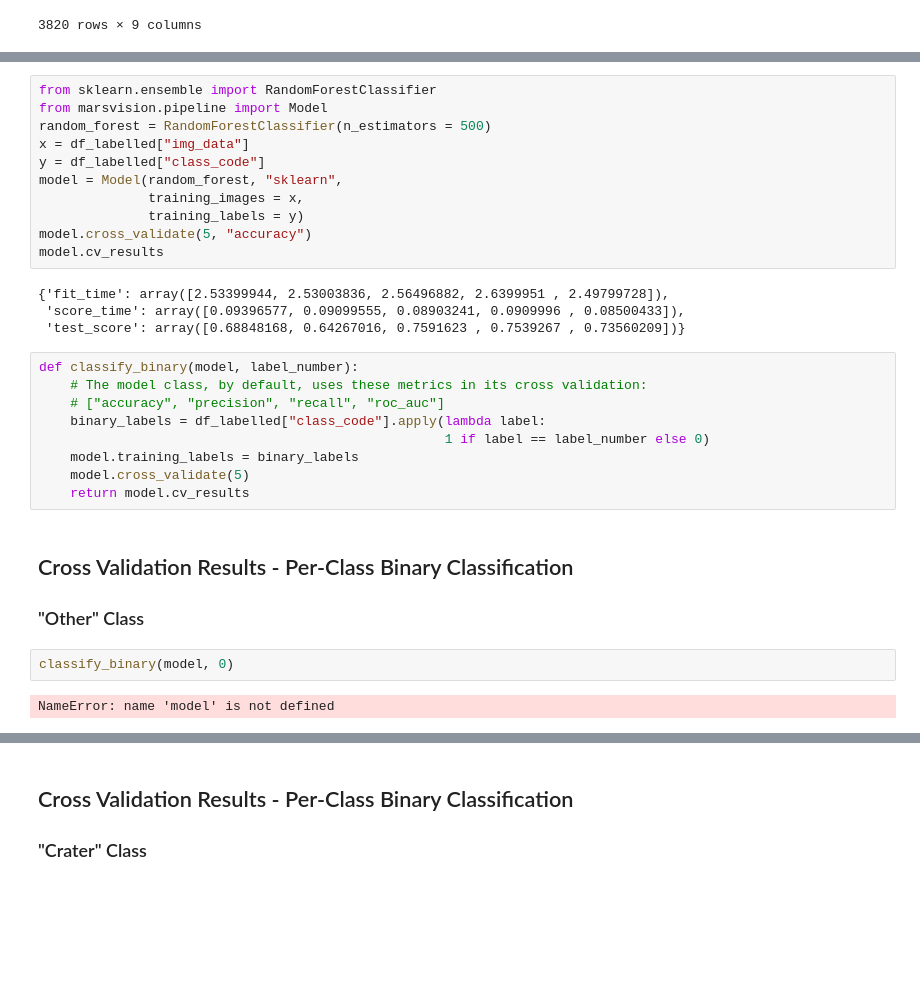
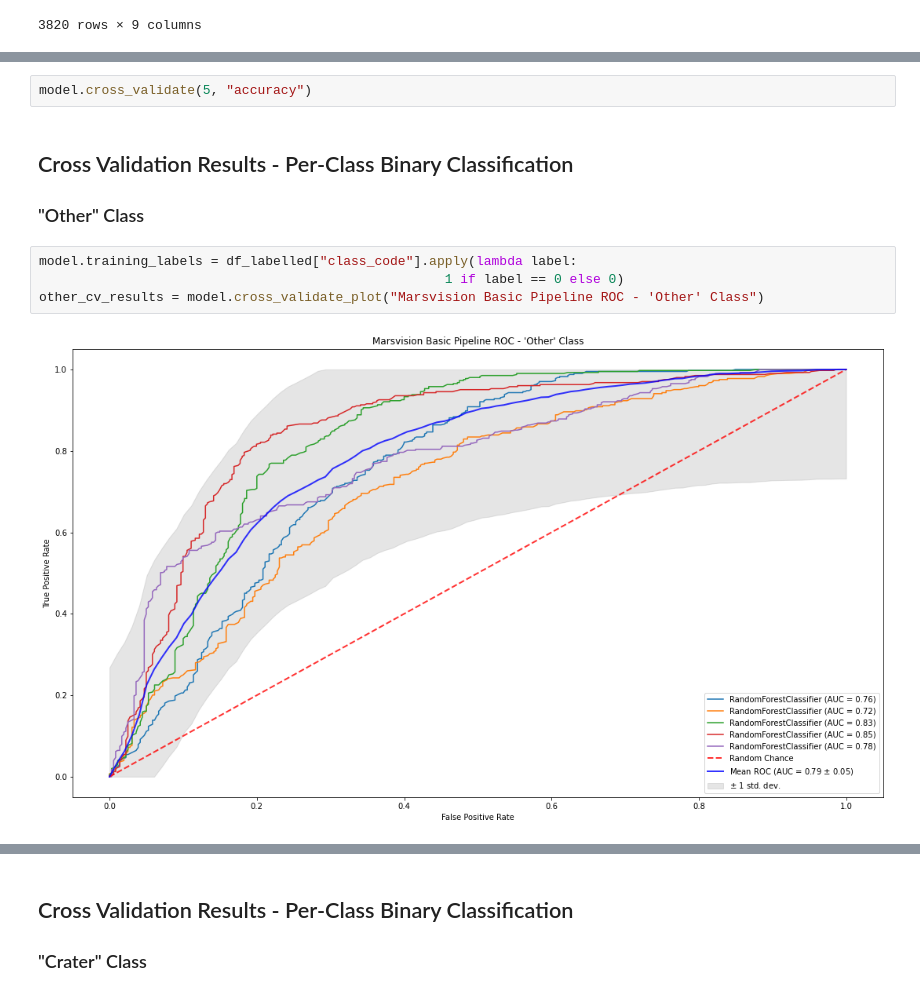
Before and after one commit to mars-vision/marsvision, a Jupyter notebook: Prototyping/Notebooks/SKLearn Multi Class Classification.ipynb, the cells around one changed output, grey strips where cells are left out. Cells and saved outputs as stored; diff of their text form; blank space fills up the shorter version.

```diff
--- a/Prototyping/Notebooks/SKLearn Multi Class Classification.ipynb
+++ b/Prototyping/Notebooks/SKLearn Multi Class Classification.ipynb
@@ -69,31 +80,11 @@ The classes in the Deep Mars dtaset are as follows:
 # %%
-from sklearn.ensemble import RandomForestClassifier
-from marsvision.pipeline import Model
-random_forest = RandomForestClassifier(n_estimators = 500)
-x = df_labelled["img_data"]
-y = df_labelled["class_code"]
-model = Model(random_forest, "sklearn",
-              training_images = x,
-              training_labels = y)
 model.cross_validate(5, "accuracy")
-model.cv_results
-# %% [output]
-{'fit_time': array([2.53399944, 2.53003836, 2.56496882, 2.6399951 , 2.49799728]),
- 'score_time': array([0.09396577, 0.09099555, 0.08903241, 0.0909996 , 0.08500433]),
- 'test_score': array([0.68848168, 0.64267016, 0.7591623 , 0.7539267 , 0.73560209])}
-# %%
-def classify_binary(model, label_number):
-    # The model class, by default, uses these metrics in its cross validation:
-    # ["accuracy", "precision", "recall", "roc_auc"]
-    binary_labels = df_labelled["class_code"].apply(lambda label:
-                                                    1 if label == label_number else 0)
-    model.training_labels = binary_labels
-    model.cross_validate(5)
-    return model.cv_results
 # %% [markdown]
 ## Cross Validation Results - Per-Class Binary Classification
 ### "Other" Class
-# %%
-classify_binary(model, 0)
-# %% [output]
-NameError: name 'model' is not defined
+# %%
+model.training_labels = df_labelled["class_code"].apply(lambda label:
+                                                    1 if label == 0 else 0)
+other_cv_results = model.cross_validate_plot("Marsvision Basic Pipeline ROC - 'Other' Class")
+# %% [output]
+[figure, added]
```
Also changed, not shown: parts of 21 cells of this notebook, 1 other file.
